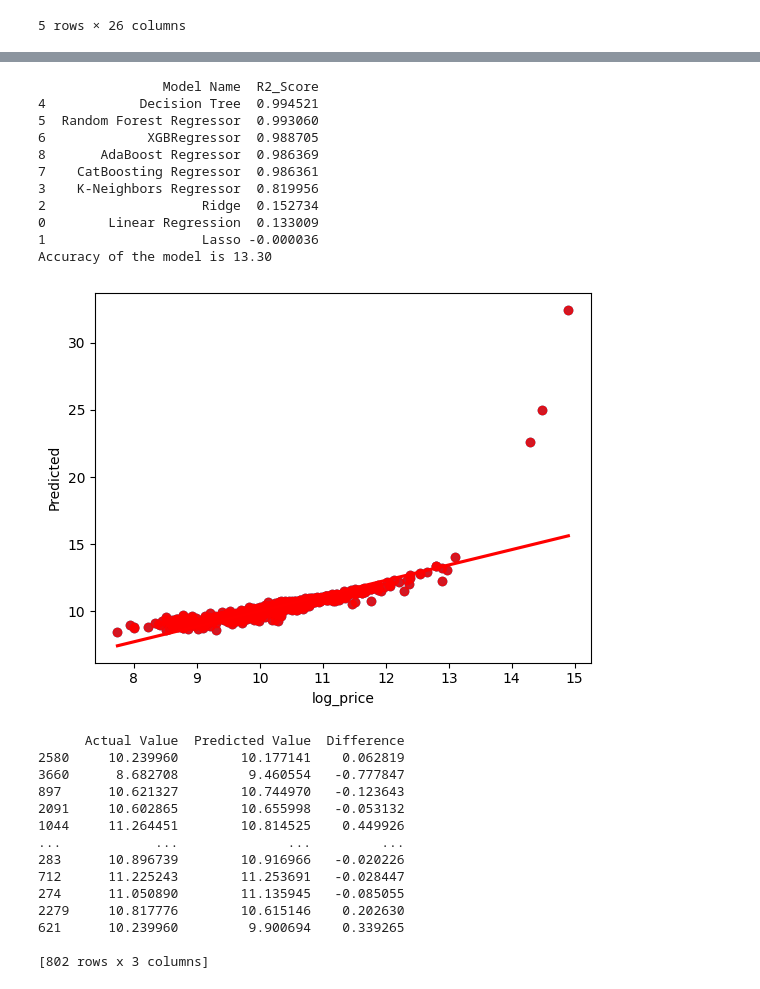
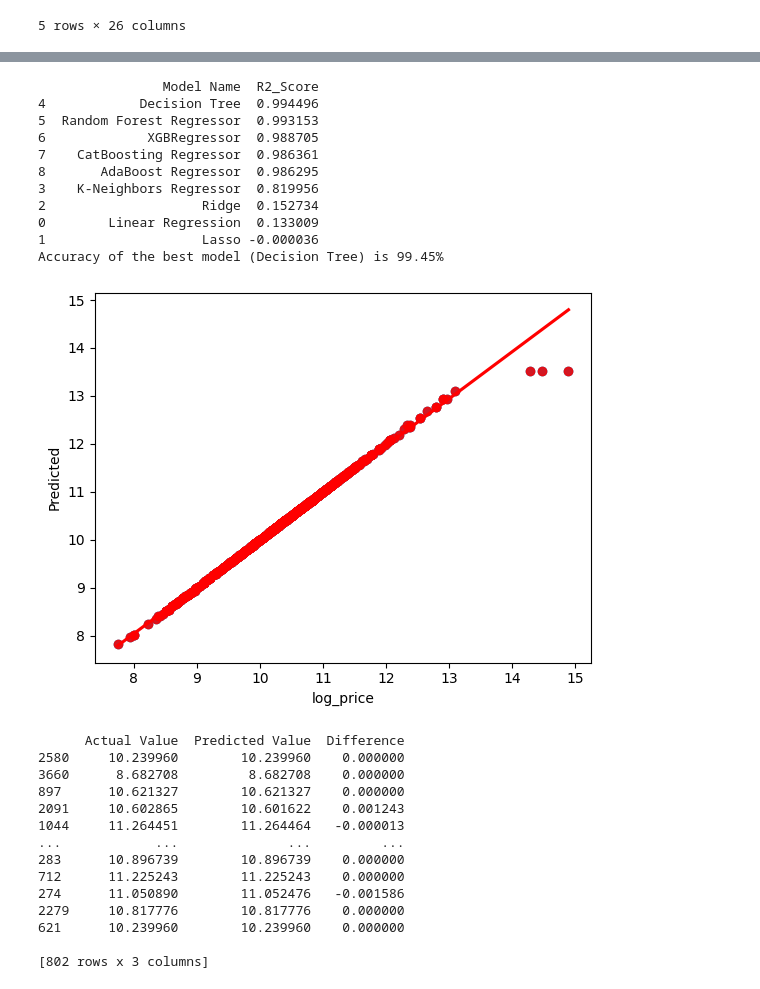
Before and after one commit to reetu95/AutopricingNew, a Jupyter notebook: notebook/Model_trainer.ipynb, the cells around one changed output, grey strips where cells are left out. Drawn from its saved outputs; the diff is of its cells as text; code cells hidden in the pictures.

```diff
--- a/notebook/Model_trainer.ipynb
+++ b/notebook/Model_trainer.ipynb
@@ -144,49 +144,54 @@ Model performance for Test set
 # %%
 # Results
 results = pd.DataFrame(list(zip(model_list, r2_list)), columns=['Model Name', 'R2_Score']).sort_values(by=["R2_Score"], ascending=False)
 print(results)
 
-# Linear Regression Detailed Analysis
-lin_model = LinearRegression(fit_intercept=True)
-lin_model = lin_model.fit(X_train, y_train)
-y_pred = lin_model.predict(X_test)
-score = r2_score(y_test, y_pred) * 100
-print("Accuracy of the model is %.2f" % score)
+# Identify the best model based on R2 score
+best_model_name = results.iloc[0]['Model Name']
+best_r2_score = results.iloc[0]['R2_Score'] * 100  # Convert R2 score to percentage
+
+# Print the accuracy of the best model
+print(f"Accuracy of the best model ({best_model_name}) is {best_r2_score:.2f}%")
+
+# Train the best model again (if needed) and perform detailed analysis
+best_model = models[best_model_name]
+best_model.fit(X_train, y_train)
+y_pred = best_model.predict(X_test)
 
 # Plot y_pred and y_test
 plt.scatter(y_test, y_pred)
 plt.xlabel('Actual')
 plt.ylabel('Predicted')
 sns.regplot(x=y_test, y=y_pred, ci=None, color='red')
 plt.show()
 
 # Difference between Actual and Predicted Values
 pred_df = pd.DataFrame({'Actual Value': y_test, 'Predicted Value': y_pred, 'Difference': y_test - y_pred})
 print(pred_df)
 # %% [output]
                 Model Name  R2_Score
-4            Decision Tree  0.994521
-5  Random Forest Regressor  0.993060
+4            Decision Tree  0.994496
+5  Random Forest Regressor  0.993153
 6             XGBRegressor  0.988705
-8       AdaBoost Regressor  0.986369
 7    CatBoosting Regressor  0.986361
+8       AdaBoost Regressor  0.986295
 3    K-Neighbors Regressor  0.819956
 2                    Ridge  0.152734
 0        Linear Regression  0.133009
 1                    Lasso -0.000036
-Accuracy of the model is 13.30
+Accuracy of the best model (Decision Tree) is 99.45%
-[figure, old version]
+[figure, new version]
       Actual Value  Predicted Value  Difference
-2580     10.239960        10.177141    0.062819
-3660      8.682708         9.460554   -0.777847
-897      10.621327        10.744970   -0.123643
-2091     10.602865        10.655998   -0.053132
-1044     11.264451        10.814525    0.449926
+2580     10.239960        10.239960    0.000000
+3660      8.682708         8.682708    0.000000
+897      10.621327        10.621327    0.000000
+2091     10.602865        10.601622    0.001243
+1044     11.264451        11.264464   -0.000013
 ...            ...              ...         ...
-283      10.896739        10.916966   -0.020226
-712      11.225243        11.253691   -0.028447
-274      11.050890        11.135945   -0.085055
-2279     10.817776        10.615146    0.202630
-621      10.239960         9.900694    0.339265
+283      10.896739        10.896739    0.000000
+712      11.225243        11.225243    0.000000
+274      11.050890        11.052476   -0.001586
+2279     10.817776        10.817776    0.000000
+621      10.239960        10.239960    0.000000
 
 [802 rows x 3 columns]
```
Also changed, not shown: parts of 1 cell of this notebook, 18 other files.
